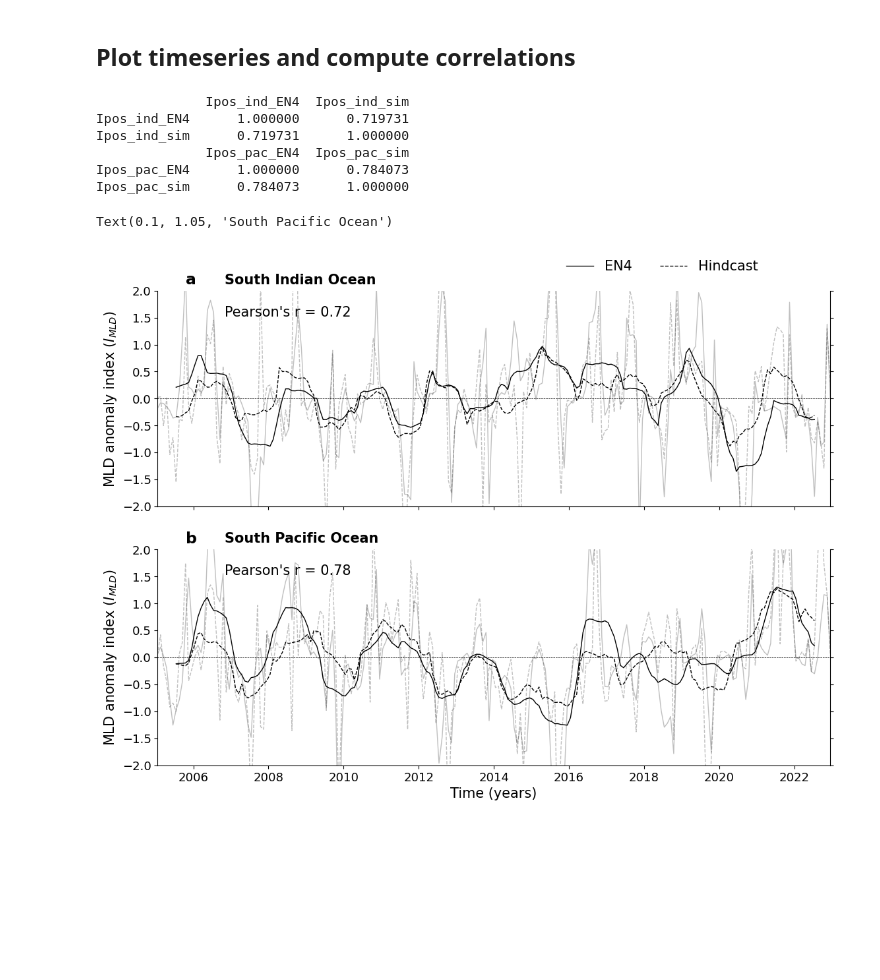
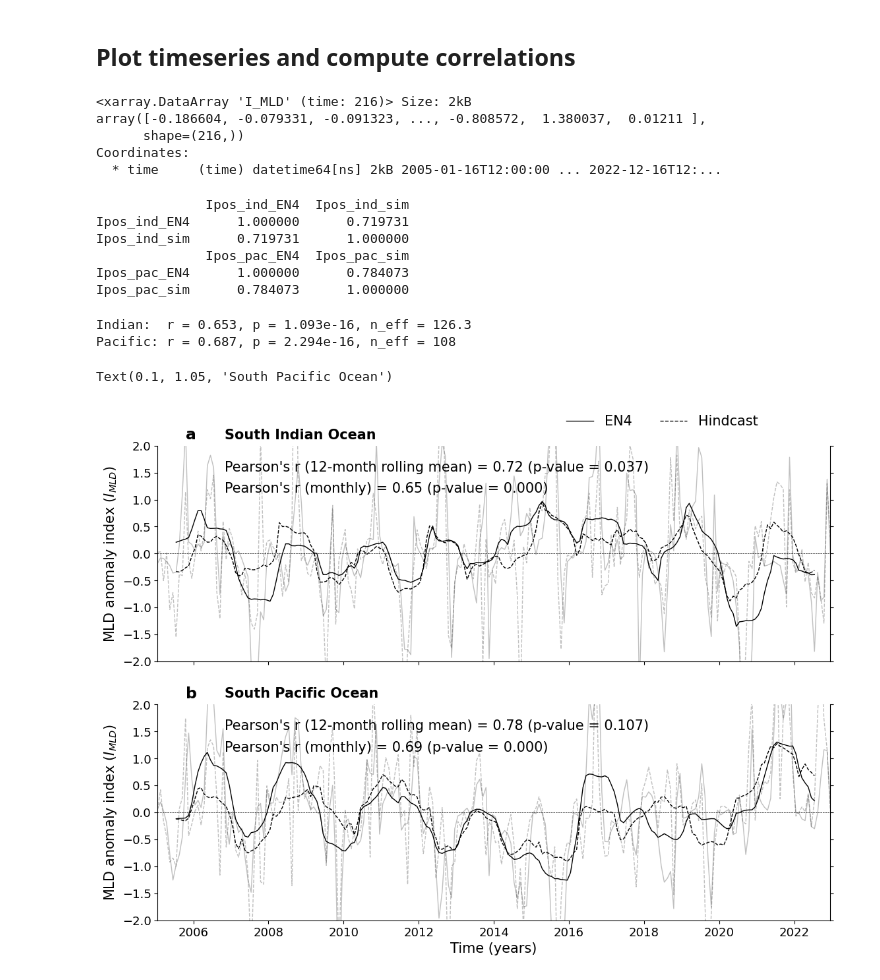
Before and after one commit to pearseb/analysis_samw_EN4, a Jupyter notebook: eof_Ipos_compare_EN4-hindcast.ipynb, the cells around one changed output. Cells and saved outputs as stored; diff of their text form; code cells hidden in the pictures; blank space fills up the shorter version.

```diff
--- a/eof_Ipos_compare_EN4-hindcast.ipynb
+++ b/eof_Ipos_compare_EN4-hindcast.ipynb
@@ -74,5 +74,13 @@ Wall time: 60.3 ms
 # %% [markdown]
 ## Plot timeseries and compute correlations
+# %%
+Ipos_ind_EN4
+# %% [output]
+<xarray.DataArray 'I_MLD' (time: 216)> Size: 2kB
+array([-0.186604, -0.079331, -0.091323, ..., -0.808572,  1.380037,  0.01211 ],
+      shape=(216,))
+Coordinates:
+  * time     (time) datetime64[ns] 2kB 2005-01-16T12:00:00 ... 2022-12-16T12:...
 # %%
 ### Pearson's correlation
 df_ind = pd.DataFrame({
@@ -96,6 +104,53 @@ Ipos_ind_sim      0.719731      1.000000
               Ipos_pac_EN4  Ipos_pac_sim
 Ipos_pac_EN4      1.000000      0.784073
 Ipos_pac_sim      0.784073      1.000000
+# %%
+from scipy.stats import pearsonr, t
+
+def corr_autocorr(x, y):
+    mask = np.isfinite(x) & np.isfinite(y)
+    x = np.asarray(x)[mask]
+    y = np.asarray(y)[mask]
+
+    r = np.corrcoef(x, y)[0, 1]
+    N = len(x)
+
+    # lag-1 autocorrelation
+    rx = np.corrcoef(x[:-1], x[1:])[0, 1]
+    ry = np.corrcoef(y[:-1], y[1:])[0, 1]
+
+    # effective sample size
+    Neff = N * (1 - rx * ry) / (1 + rx * ry)
+    Neff = np.clip(Neff, 3, N)
+
+    tstat = r * np.sqrt((Neff - 2) / (1 - r**2))
+    p = 2 * t.sf(abs(tstat), df=Neff - 2)
+
+    return r, p, Neff
+
+# Indian
+tmp = df_ind.dropna()
+
+r_ind12, p_ind12, n_ind12 = corr_autocorr(
+    tmp["Ipos_ind_EN4"],
+    tmp["Ipos_ind_sim"]
+)
+r_ind, p_ind, n_ind = corr_autocorr(Ipos_ind_EN4.values, Ipos_ind_sim.values)
+
+# Pacific
+tmp = df_pac.dropna()
+
+r_pac12, p_pac12, n_pac12 = corr_autocorr(
+    tmp["Ipos_pac_EN4"],
+    tmp["Ipos_pac_sim"]
+)
+r_pac, p_pac, n_pac = corr_autocorr(Ipos_pac_EN4.values, Ipos_pac_sim.values)
+
+print(f"Indian:  r = {r_ind:.3f}, p = {p_ind:.4g}, n_eff = {n_ind:.4g}")
+print(f"Pacific: r = {r_pac:.3f}, p = {p_pac:.4g}, n_eff = {n_pac:.4g}")
+# %% [output]
+Indian:  r = 0.653, p = 1.093e-16, n_eff = 126.3
+Pacific: r = 0.687, p = 2.294e-16, n_eff = 108
 # %%
 #%% Figure 1 (EN4)
 
@@ -127,35 +182,37 @@ ax1.plot(time, Ipos_ind_sim.rolling(time=12, center=True).mean(), color=cols[1],
 ax2.plot(time, Ipos_pac_EN4, color=cols[0], linewidth=1.0, linestyle=lsty[0], alpha=0.25)
 ax2.plot(time, Ipos_pac_sim, color=cols[1], linewidth=1.0, linestyle=lsty[1], alpha=0.25)
 ax2.plot(time, Ipos_pac_EN4*0, color='k', linewidth=0.5, linestyle='--', alpha=1.0)
 ax2.plot(time, Ipos_pac_EN4.rolling(time=12, center=True).mean(), color='k', linewidth=1.0, linestyle=lsty[0])
 ax2.plot(time, Ipos_pac_sim.rolling(time=12, center=True).mean(), color=cols[1], linewidth=1.0, linestyle=lsty[1])
 
 ax1.legend(loc='upper center', frameon=False, fontsize=fslab, bbox_to_anchor=(0.75,1.2), ncols=2)
 
 ax1.set_xlim(time.min(), time.max())
 ax2.set_xlim(time.min(), time.max())
 ax2.set_xlabel("Time (years)", fontsize=fslab)
 ax1.set_ylabel("MLD anomaly index ($I_{MLD}$)", fontsize=fslab)
 ax2.set_ylabel("MLD anomaly index ($I_{MLD}$)", fontsize=fslab)
 
 xx = 0.1; yy = 0.9
-plt.text(xx,yy, "Pearson's r = %.2f"%(corr_ind.values[0,1]), fontsize=fslab, ha='left', va='center', transform=ax1.transAxes)
-plt.text(xx,yy, "Pearson's r = %.2f"%(corr_pac.values[0,1]), fontsize=fslab, ha='left', va='center', transform=ax2.transAxes)
+plt.text(xx,yy, "Pearson's r (12-month rolling mean) = %.2f (p-value = %.3f)"%(r_ind12, p_ind12), fontsize=fslab, ha='left', va='center', transform=ax1.transAxes)
+plt.text(xx,yy-0.1, "Pearson's r (monthly) = %.2f (p-value = %.3f)"%(r_ind, p_ind), fontsize=fslab, ha='left', va='center', transform=ax1.transAxes)
+plt.text(xx,yy, "Pearson's r (12-month rolling mean) = %.2f (p-value = %.3f)"%(r_pac12, p_pac12), fontsize=fslab, ha='left', va='center', transform=ax2.transAxes)
+plt.text(xx,yy-0.1, "Pearson's r (monthly) = %.2f (p-value = %.3f)"%(r_pac, p_pac), fontsize=fslab, ha='left', va='center', transform=ax2.transAxes)
 
 ax1.set_ylim(-2.0,2.0)
 ax2.set_ylim(-2.0,2.0)
 
 plt.subplots_adjust(left=0.1, top=0.95, right=0.95, bottom=0.05)
 
 xx = 0.05; yy = 1.05
 plt.text(xx,yy,'a', fontweight='bold', fontsize=fslab+2, va='center', ha='center', transform=ax1.transAxes)
 plt.text(xx,yy,'b', fontweight='bold', fontsize=fslab+2, va='center', ha='center', transform=ax2.transAxes)
 
 xx = 0.10; yy = 1.05
 plt.text(xx,yy,'South Indian Ocean', fontweight='bold', fontsize=fslab, va='center', ha='left', transform=ax1.transAxes)
 plt.text(xx,yy,'South Pacific Ocean', fontweight='bold', fontsize=fslab, va='center', ha='left', transform=ax2.transAxes)
 # %% [output]
 Text(0.1, 1.05, 'South Pacific Ocean')
-[figure, old version]
+[figure, new version]
 # %%
 fig.savefig('/home/581/pjb581/analysis_samw/fig-Ipos_compare_EN4-hindcast.png', dpi=300, bbox_inches='tight')
```
Also changed, not shown: parts of 2 cells of this notebook, 2 other files.
